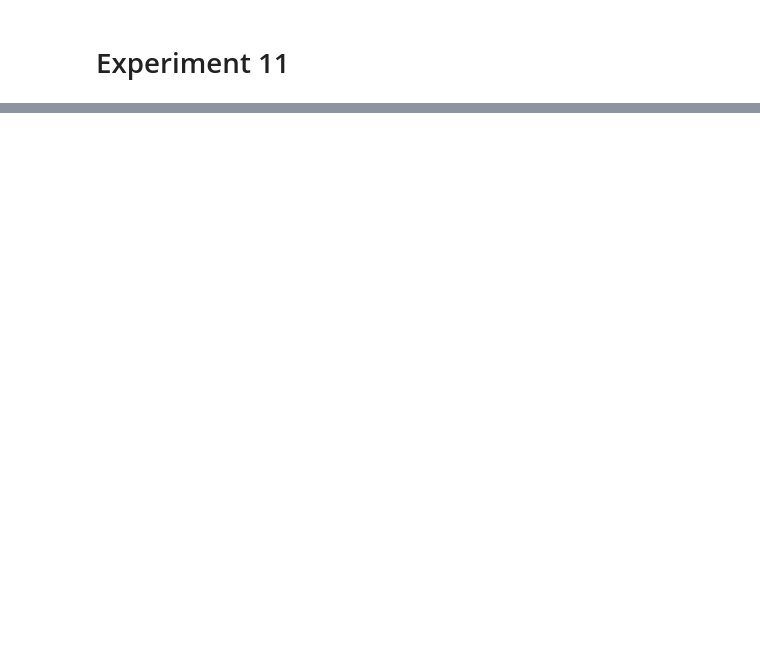
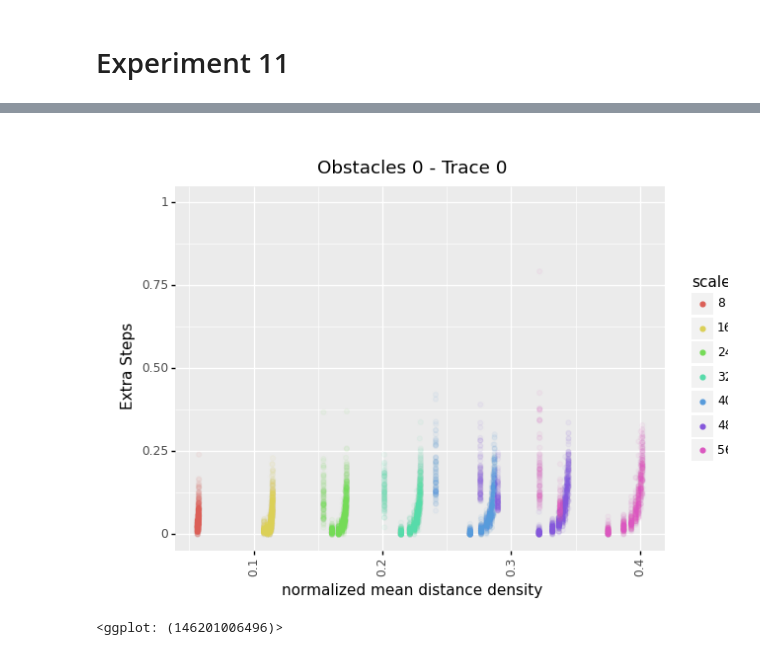
Before and after one commit to biorobaw/Multiscale-V2, a Jupyter notebook: articl2.ipynb, the cells around one changed output, grey strips where cells are left out. Saved outputs shown, nothing was run; the diff lists cells and outputs as text; code cells hidden in the pictures; blank space fills up the shorter version.

```diff
--- a/articl2.ipynb
+++ b/articl2.ipynb
@@ -16,0 +18,8 @@ import re
+# %%
+theme_default = theme (
+    plot_title = element_text(size = 17),
+    axis_title = element_text(size = 17),
+    legend_title = element_text(size = 17),
+    legend_text = element_text(size = 12)
+)
+theme_set(theme_default)
@@ -394,0 +719,72 @@ Canvas(toolbar=Toolbar(toolitems=[('Home', 'Reset original view', 'home', 'home'
+# %%
+experiment_configs = experiment_configs[(experiment_configs.num_obstacles == o) & (experiment_configs.scale % multiples_of == 0)]
+
+# experiment_configs = experiment_configs[(experiment_configs.num_obstacles == o) & (experiment_configs.scale / 12 <= 1)]
+
+# GET AND AUGMENT DATA
+merge_fields = ['num_obstacles', 'scale', 'number of cells'] + density_metrics
+episode = lastEpisode(experiment_configs, sample_rate)
+location = -1
+summaries, runtimes_last_episode = getDataEpisodeAndSummaries(db, experiment_configs, merge_fields, episode, location)
+
+threshold = 1
+learning_times = getLearningTimes(db, experiment_configs, location, threshold, merge_fields)
+
+# DISPLAY
+fields = ['c_id', 'maze', 'num_obstacles', 'pcs', 'scale', 'number of cells'] + density_metrics
+# display(experiment_configs['number of cells'].unique())
+display(experiment_configs[fields])
+# display('SUMMARIES', summaries, 'RUN TIMES', runtimes_last_episode)
+display(learning_times)
+
+
+
+
+# BOXPLOT FUNCTION
+def plot_density_scatter(data, x_column, y_column, fill_column, x_title, y_title, plot_title, lims = None):
+    p0 = ggplot(data, aes(x_column, y_column, color=fill_column))
+    # p0 += geom_point(alpha=0.2)
+    p0 += geom_jitter(alpha=0.05)
+    p0 += labs(x=x_title, y=y_title, title=plot_title) # fill = x_title
+    # p0 += theme(axis_text_x=element_text(rotation=45, hjust=0.5))
+    #     p0 += p0 + scale_fill_brewer(type="seq", palette=1, name=legend_title)
+    # p0 += scale_fill_brewer(type="qual", palette=1, name=legend_title)
+    if lims is not None:
+        p0 += coord_cartesian(ylim=lims)  #+ coord_fixed(ratio=0.1)
+    p0 += theme(axis_text_x=element_text(rotation=90, hjust=0.5))
+    p0 += guides(color = guide_legend(override_aes = {'alpha' : 1} ) )
+    return p0
+# plt.close('all')
+
+# PLOT
+for metric in density_metrics:
+    plot_title = f'Obstacles {o} - Trace {t}'
+    lims = [0, 1]
+    save_name = f'Scatter-Steps-O{o}-T{int(t*10)}-l{lims[1]}-{metric}.pdf'
+    # print(f'      PLOT: {save_name}')
+
+    r2 = runtimes_last_episode.copy()
+    r2['num_cells'] = pd.Categorical(r2['number of cells'], np.sort(r2['number of cells'].unique())[::-1])
+    r2['scale_d'] = pd.Categorical(r2['scale'], np.sort(r2['scale'].unique()))
+    scatter_steps = plot_density_scatter(r2, metric, 'steps', 'scale_d', metric, 'Extra Steps' , plot_title, lims)
+    ggsave(scatter_steps, folder_density_density + save_name, dpi=300, verbose = False, width = 10, height =5)
+
+
+    # PLOT LEARN TIME SCALE
+    lims = [0, 5000]
+    save_name = f'Scatter-Learn_time-O{o}-T{int(t*10)}-l{lims[1]}-{metric}.pdf'
+    # print(f'      PLOT: {save_name}')
+
+    learn_times_2 = learning_times.copy()
+    learn_times_2['num_cells'] = pd.Categorical(learn_times_2['number of cells'], np.sort(learn_times_2['number of cells'].unique())[::-1])
+    learn_times_2['scale_d'] = pd.Categorical(learn_times_2['scale'], np.sort(learn_times_2['scale'].unique()))
+
+    scatter_learn_time = plot_density_scatter(learn_times_2, metric, 'episode', 'scale_d', metric, 'Episodes' , plot_title, lims)
+    ggsave(scatter_learn_time, folder_density_density + save_name, dpi=300, verbose = False, width = 10, height =5)
+
+
+    display(scatter_steps)
+    display(scatter_learn_time)
+# %% [output]
+[figure, added]
+<ggplot: (146201006496)>
```
Also changed, not shown: parts of 49 cells of this notebook, 4 other files.
